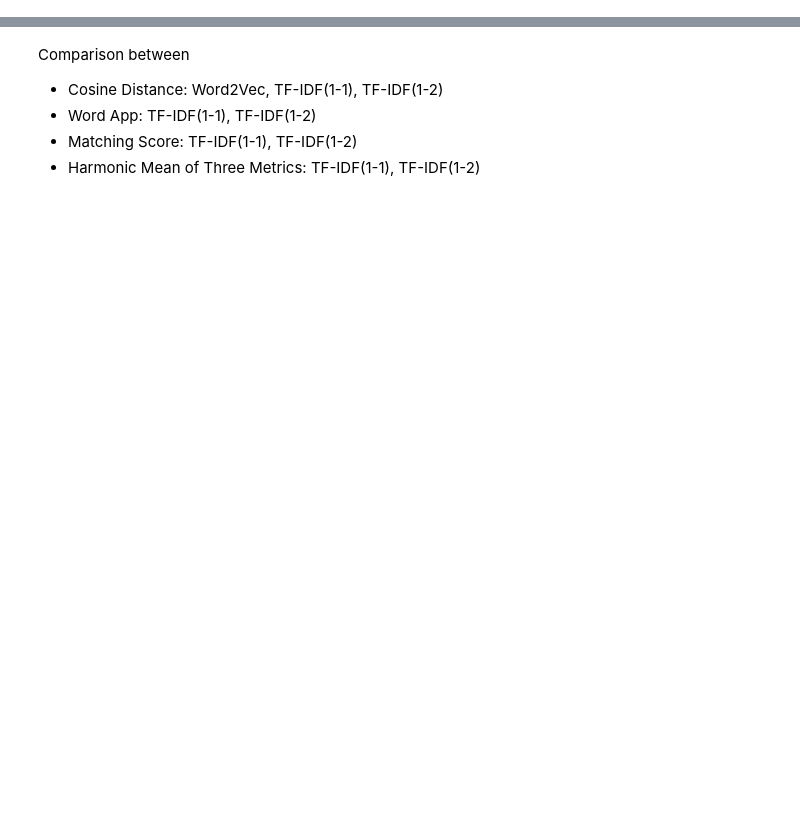
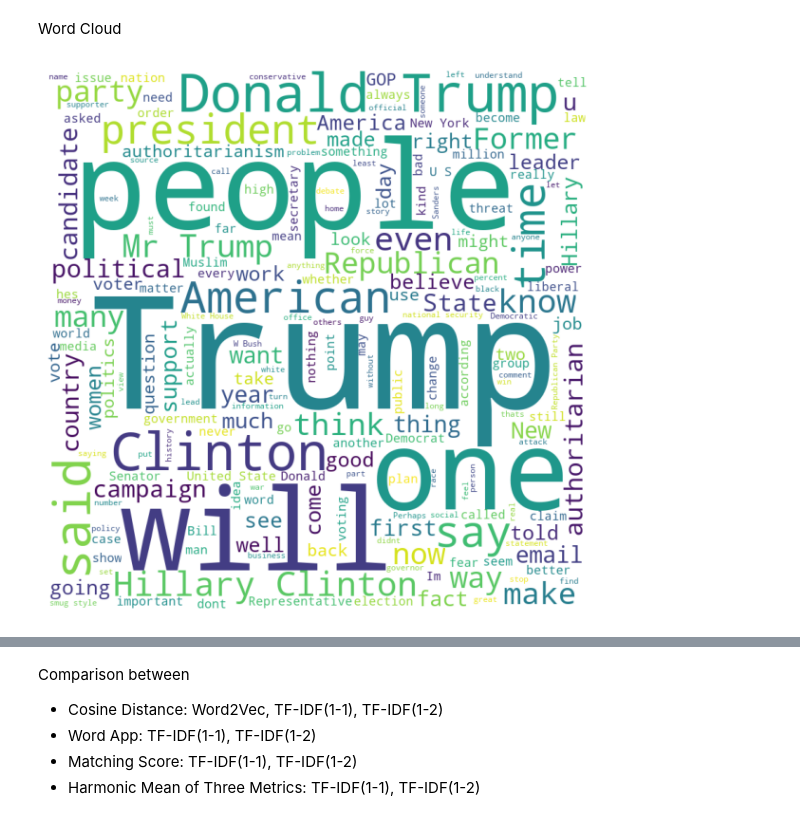
Before and after one commit to dukeraphaelng/ducknewsreporter, a Jupyter notebook: src/EDA.ipynb, the cells around one changed output, grey strips where cells are left out. Cells and saved outputs as stored; diff of their text form; code cells hidden in the pictures; blank space fills up the shorter version.

```diff
--- a/src/EDA.ipynb
+++ b/src/EDA.ipynb
@@ -279,0 +29,2 @@ methods = ['word2vec_cosine_dist', 'tf_idf_1_1_cosine_dist', 'tf_idf_1_1_word_ap
+# %%
+df = pd.read_csv('fakeNewsDataset.csv', index_col=0)
@@ -279,0 +56,6 @@ methods = ['word2vec_cosine_dist', 'tf_idf_1_1_cosine_dist', 'tf_idf_1_1_word_ap
+# %% [markdown]
+Word Cloud
+# %%
+plot_word_cloud(df)
+# %% [output]
+[figure, added]
```
Also changed, not shown: parts of 45 cells of this notebook, 3 other files.
